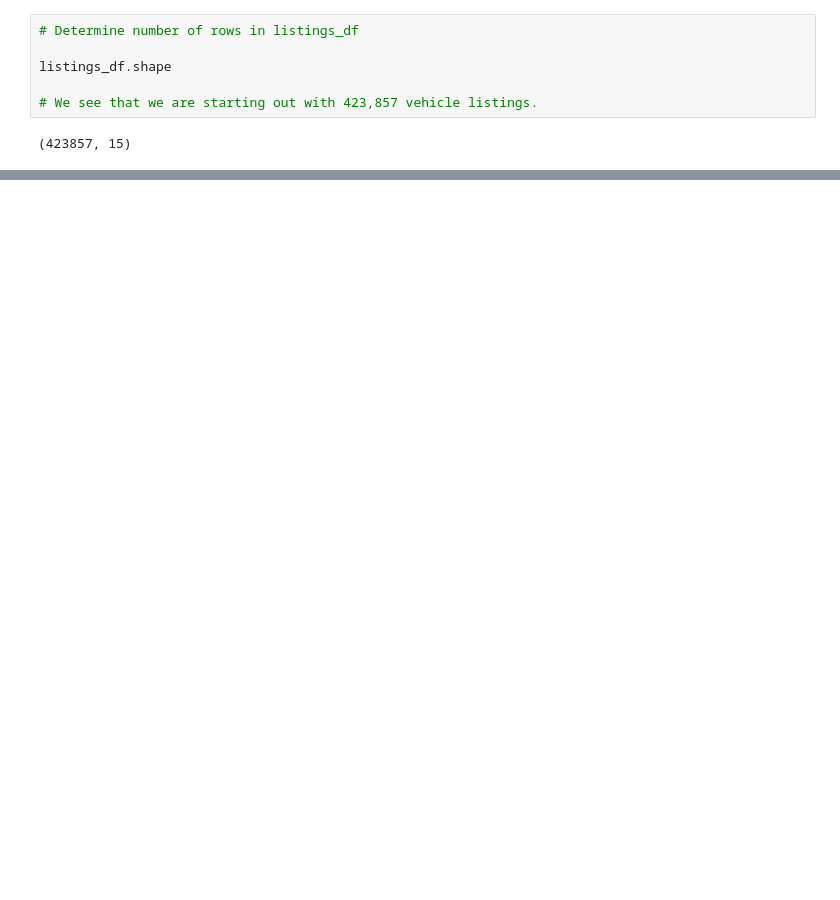
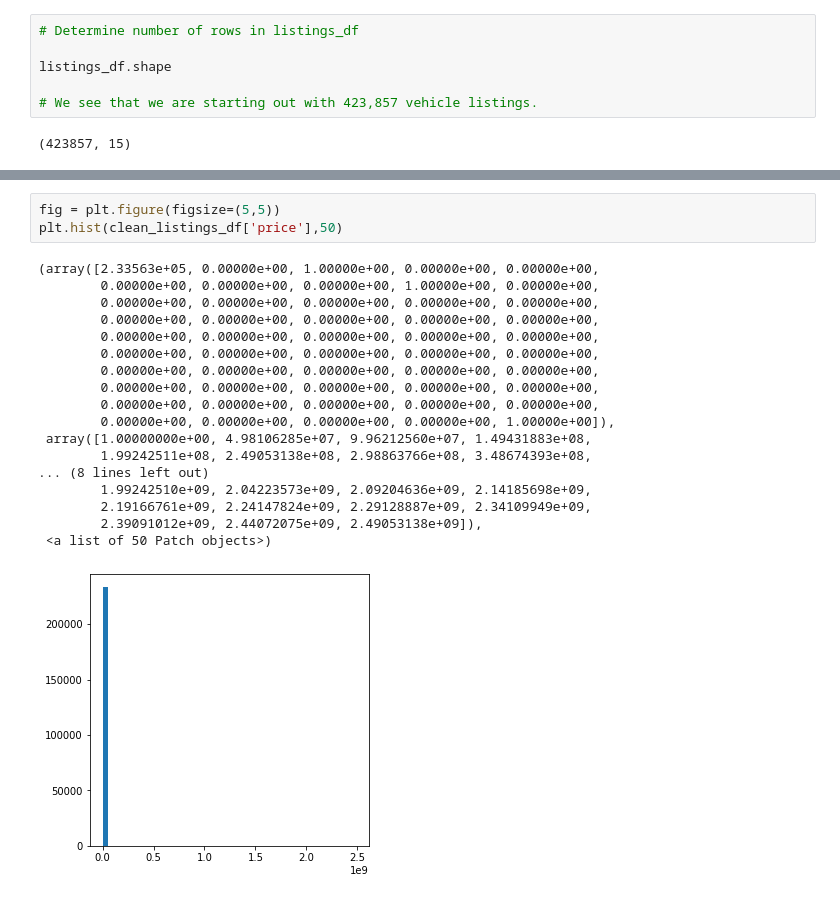
Before and after one commit to sathvikaithala/Craigslist-ETL, a Jupyter notebook: craigslist-etl.ipynb, the cells around one changed output, grey strips where cells are left out. Cells and saved outputs as stored; diff of their text form; blank space fills up the shorter version.

```diff
--- a/craigslist-etl.ipynb
+++ b/craigslist-etl.ipynb
@@ -198,0 +363,22 @@ dtype: int64
+# %%
+fig = plt.figure(figsize=(5,5))
+plt.hist(clean_listings_df['price'],50)
+# %% [output]
+(array([2.33563e+05, 0.00000e+00, 1.00000e+00, 0.00000e+00, 0.00000e+00,
+        0.00000e+00, 0.00000e+00, 0.00000e+00, 1.00000e+00, 0.00000e+00,
+        0.00000e+00, 0.00000e+00, 0.00000e+00, 0.00000e+00, 0.00000e+00,
+        0.00000e+00, 0.00000e+00, 0.00000e+00, 0.00000e+00, 0.00000e+00,
+        0.00000e+00, 0.00000e+00, 0.00000e+00, 0.00000e+00, 0.00000e+00,
+        0.00000e+00, 0.00000e+00, 0.00000e+00, 0.00000e+00, 0.00000e+00,
+        0.00000e+00, 0.00000e+00, 0.00000e+00, 0.00000e+00, 0.00000e+00,
+        0.00000e+00, 0.00000e+00, 0.00000e+00, 0.00000e+00, 0.00000e+00,
+        0.00000e+00, 0.00000e+00, 0.00000e+00, 0.00000e+00, 0.00000e+00,
+        0.00000e+00, 0.00000e+00, 0.00000e+00, 0.00000e+00, 1.00000e+00]),
+ array([1.00000000e+00, 4.98106285e+07, 9.96212560e+07, 1.49431883e+08,
+        1.99242511e+08, 2.49053138e+08, 2.98863766e+08, 3.48674393e+08,
+... (8 lines left out)
+        1.99242510e+09, 2.04223573e+09, 2.09204636e+09, 2.14185698e+09,
+        2.19166761e+09, 2.24147824e+09, 2.29128887e+09, 2.34109949e+09,
+        2.39091012e+09, 2.44072075e+09, 2.49053138e+09]),
+ <a list of 50 Patch objects>)
+[figure, added]
```
Also changed, not shown: parts of 39 cells of this notebook, 1 other file.
